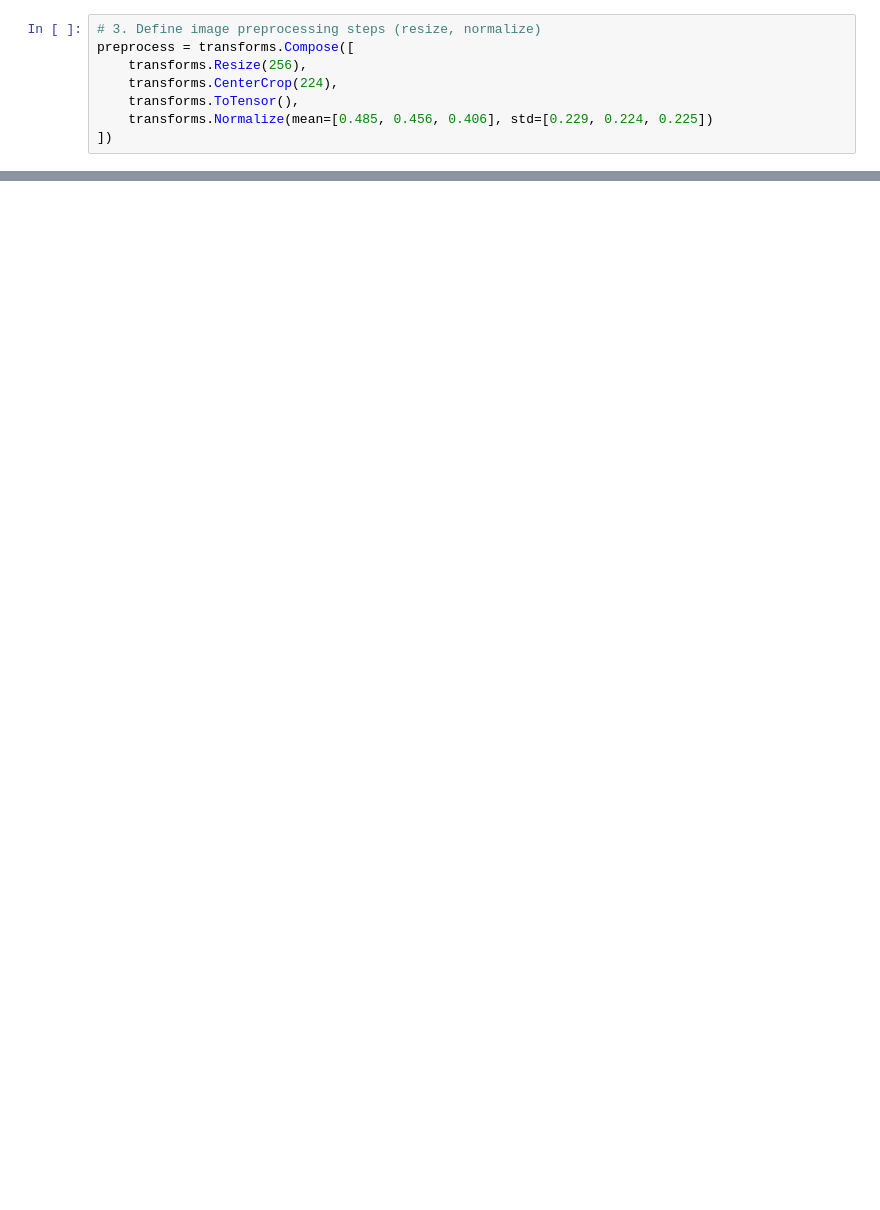
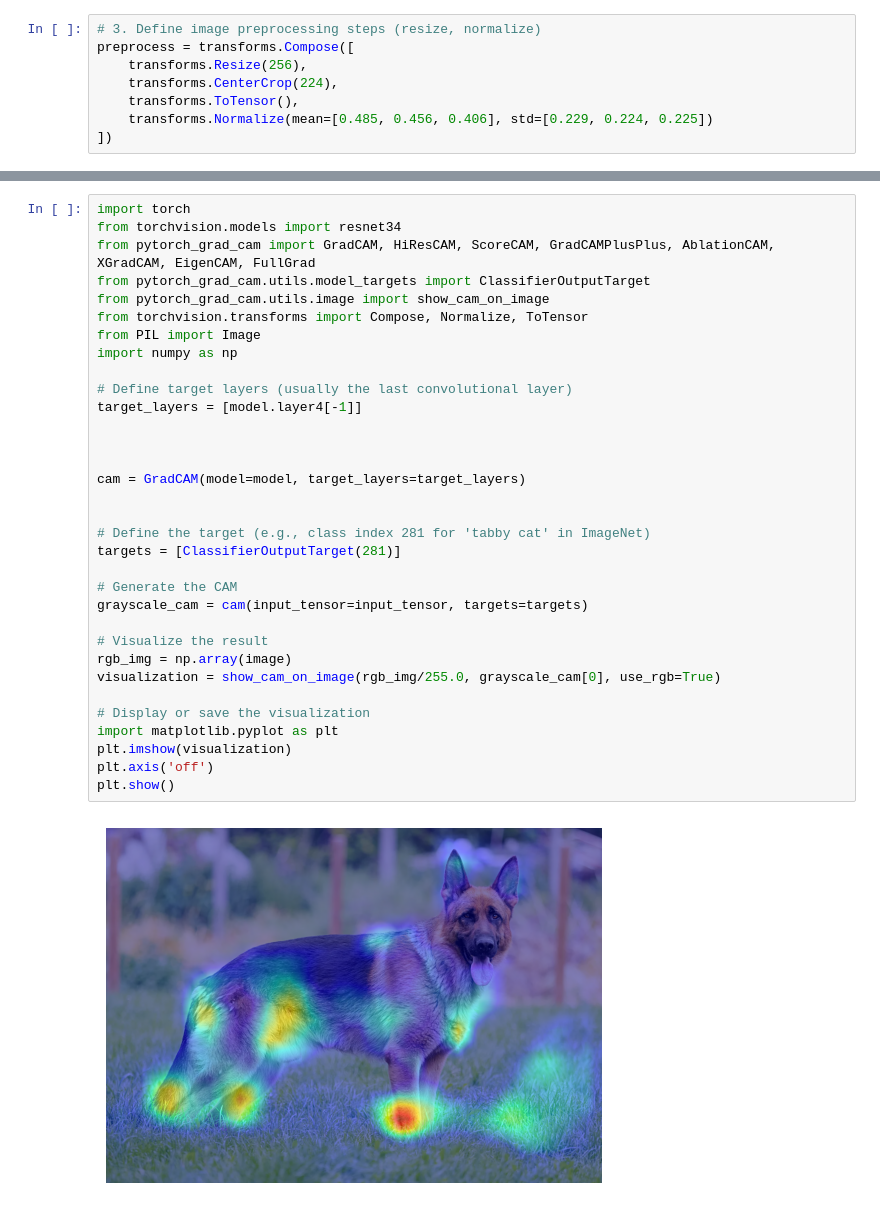
Before and after one commit to akalpit23/Explainable-techniques, a Jupyter notebook: Explainable_Techniques_Assignment_05.ipynb, the cells around one changed output, grey strips where cells are left out. Drawn from its saved outputs; the diff is of its cells as text; blank space fills up the shorter version.

```diff
--- a/Explainable_Techniques_Assignment_05.ipynb
+++ b/Explainable_Techniques_Assignment_05.ipynb
@@ -162,0 +203,35 @@ WARNING:matplotlib.image:Clipping input data to the valid range for imshow with
+# %%
+import torch
+from torchvision.models import resnet34
+from pytorch_grad_cam import GradCAM, HiResCAM, ScoreCAM, GradCAMPlusPlus, AblationCAM, XGradCAM, EigenCAM, FullGrad
+from pytorch_grad_cam.utils.model_targets import ClassifierOutputTarget
+from pytorch_grad_cam.utils.image import show_cam_on_image
+from torchvision.transforms import Compose, Normalize, ToTensor
+from PIL import Image
+import numpy as np
+
+# Define target layers (usually the last convolutional layer)
+target_layers = [model.layer4[-1]]
+
+
+
+cam = GradCAM(model=model, target_layers=target_layers)
+
+
+# Define the target (e.g., class index 281 for 'tabby cat' in ImageNet)
+targets = [ClassifierOutputTarget(281)]
+
+# Generate the CAM
+grayscale_cam = cam(input_tensor=input_tensor, targets=targets)
+
+# Visualize the result
+rgb_img = np.array(image)
+visualization = show_cam_on_image(rgb_img/255.0, grayscale_cam[0], use_rgb=True)
+
+# Display or save the visualization
+import matplotlib.pyplot as plt
+plt.imshow(visualization)
+plt.axis('off')
+plt.show()
+# %% [output]
+[figure, added]
```
Also changed, not shown: parts of 10 cells of this notebook, 3 other files.
